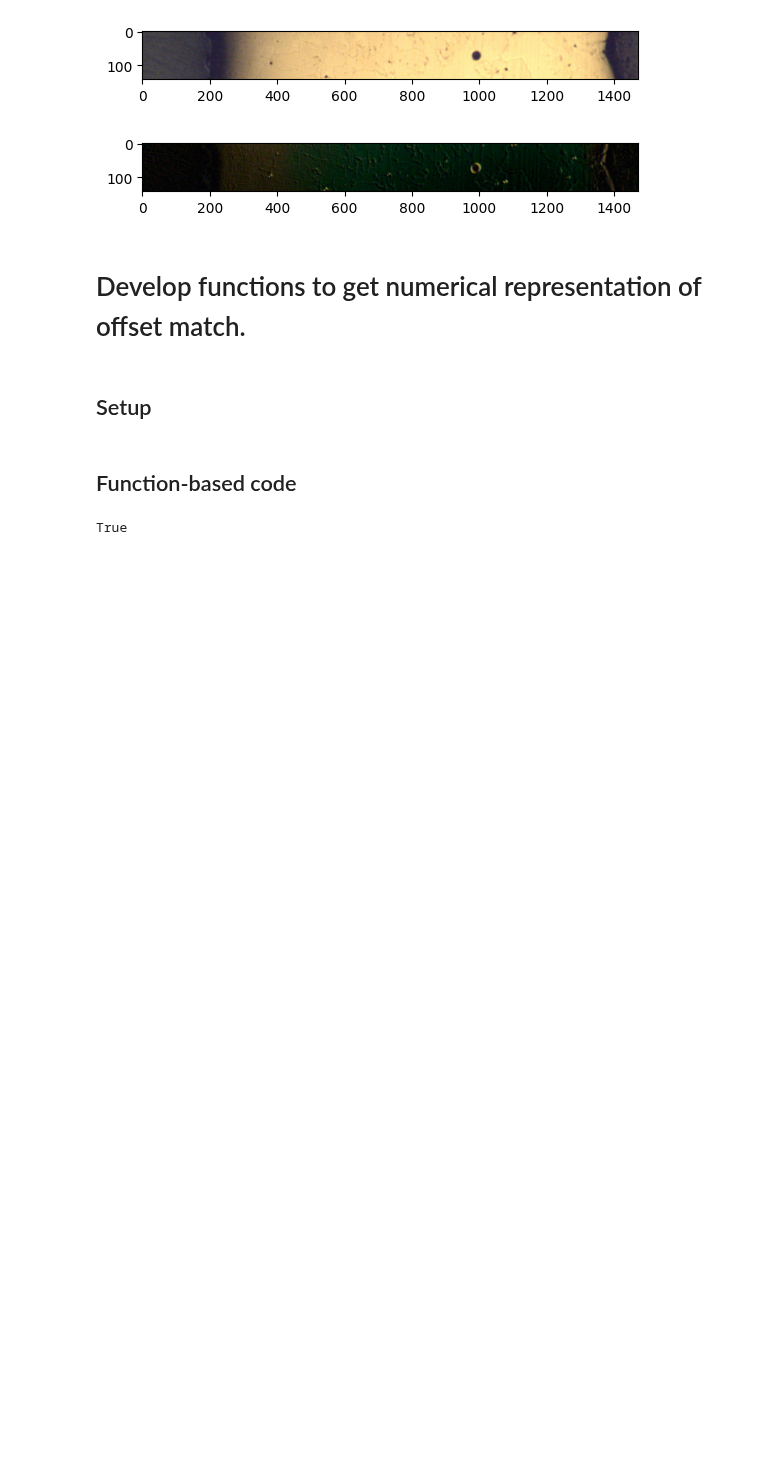
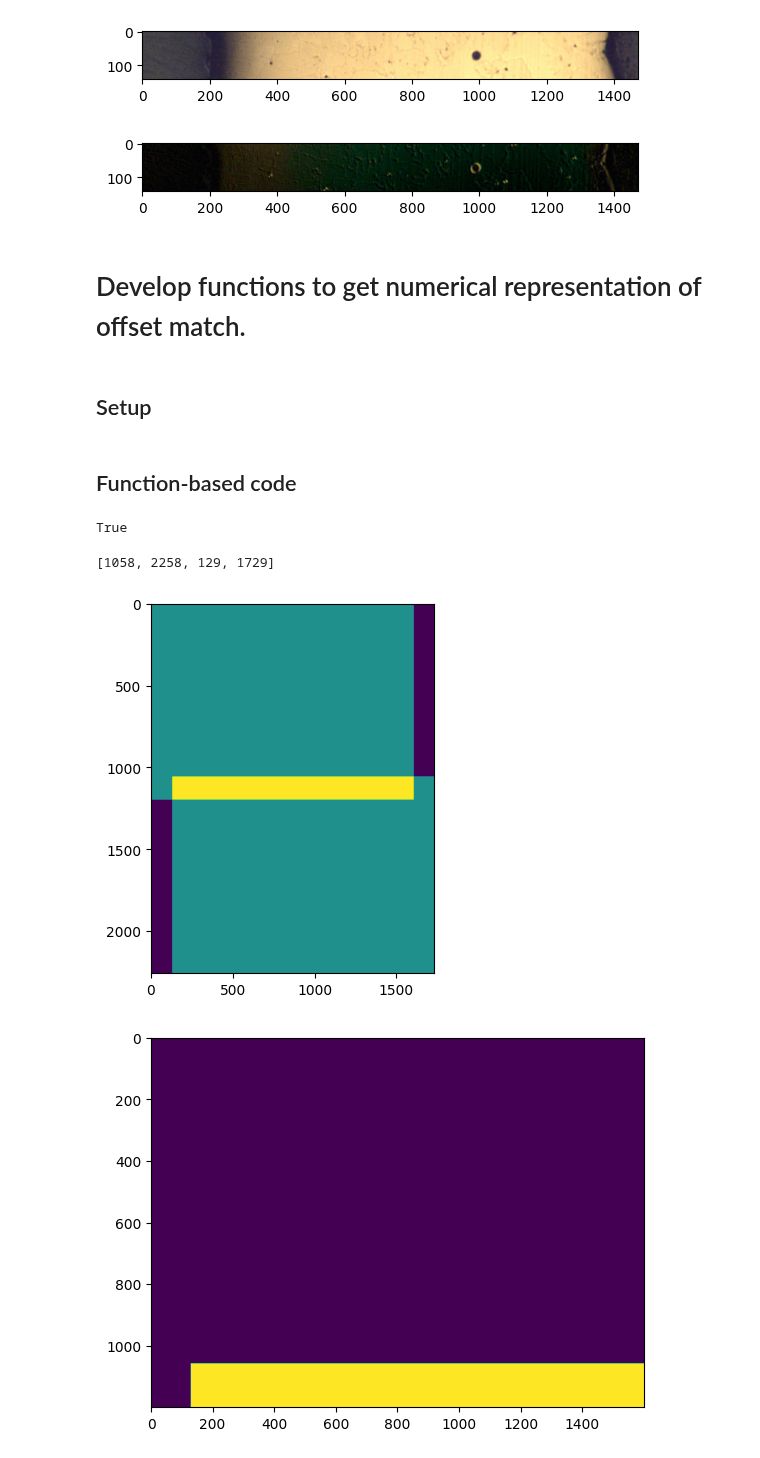
Before and after one commit to jess-garnett/MISalign, a Jupyter notebook: MISalign/alignment/prototype_diff_grad.ipynb, the cells around one changed output. Cells and saved outputs as stored; diff of their text form; code cells hidden in the pictures; blank space fills up the shorter version.

```diff
--- a/MISalign/alignment/prototype_diff_grad.ipynb
+++ b/MISalign/alignment/prototype_diff_grad.ipynb
@@ -178,29 +179,24 @@ image_sizes=cr.find_image_sizes(mp.get_image_paths())
 # %% [markdown]
 ## Function-based code
 # %%
-## check to confirm that there is in fact overlap
-def check_overlap(origin_relative_offsets,image_sizes,image_name_a,image_name_b)->bool:
-    oro_select={name:origin_relative_offsets[name] for name in [image_name_a,image_name_b]}
-    is_select={name:image_sizes[name] for name in [image_name_a,image_name_b]}
+def get_overlap(origin_relative_offsets,image_sizes,images)->np.ndarray:
+    oro_select={name:origin_relative_offsets[name] for name in images}
+    is_select={name:image_sizes[name] for name in images}
     origin_relative_extents=cr.find_relative_extents(
-        image_names=[image_name_a,image_name_b],
+        image_names=images,
         origin_relative_offsets=oro_select,
         image_sizes=is_select)
     canvas_extents, canvas_offsets=cr.resolve_extents(origin_relative_extents)
     canvas_relative_offsets=cr.place_in_canvas(
-        [image_name_a,image_name_b],
+        images,
         oro_select,
         canvas_extents,
         canvas_offsets)
     overlap_array=cr.build_normalization(
-        [image_name_a,image_name_b],
+        images,
         is_select,
         canvas_relative_offsets,
         canvas_extents,
         cr.weight_flat
     )
-    return np.any(overlap_array==2)
-check_overlap(origin_relative_offsets,image_sizes,'a_myimages03.jpg','a_myimages04.jpg')
-#This also works for rotated images assuming weight_flat is updated to handle rotation.
+    return overlap_array,canvas_relative_offsets
-# %% [output]
-True
@@ -212,0 +203,36 @@ True
+# %%
+## check to confirm that there is in fact overlap
+def check_overlap(origin_relative_offsets,image_sizes,image_name_a,image_name_b)->bool:
+    return np.any(get_overlap(origin_relative_offsets,image_sizes,[image_name_a,image_name_b])[0]==2)
+check_overlap(origin_relative_offsets,image_sizes,'a_myimages03.jpg','a_myimages04.jpg')
+#This also works for rotated images assuming weight_flat is updated to handle rotation.
+# %% [output]
+True
+# %%
+## Calculate ORO-coordinate overlap
+overlap_array,canvas_relative_offsets=get_overlap(origin_relative_offsets,image_sizes,['a_myimages03.jpg','a_myimages04.jpg'])
+plt.imshow(overlap_array)
+plt.figure()
+# plt.imshow(overlap_array==2)
+## Calculate A- and B-coordinate overlaps
+A_isolate=[canvas_relative_offsets['a_myimages03.jpg'][1],
+           canvas_relative_offsets['a_myimages03.jpg'][1]+image_sizes['a_myimages03.jpg'][1],
+           canvas_relative_offsets['a_myimages03.jpg'][0],
+           canvas_relative_offsets['a_myimages03.jpg'][0]+image_sizes['a_myimages03.jpg'][0]
+           ]
+A_iso_arr=(overlap_array)[A_isolate[0]:A_isolate[1],A_isolate[2]:A_isolate[3]]
+plt.imshow(A_iso_arr)
+
+plt.figure()
+B_isolate=[canvas_relative_offsets['a_myimages04.jpg'][1],
+           canvas_relative_offsets['a_myimages04.jpg'][1]+image_sizes['a_myimages04.jpg'][1],
+           canvas_relative_offsets['a_myimages04.jpg'][0],
+           canvas_relative_offsets['a_myimages04.jpg'][0]+image_sizes['a_myimages04.jpg'][0]
+           ]
+B_iso_arr=(overlap_array)[B_isolate[0]:B_isolate[1],B_isolate[2]:B_isolate[3]]
+plt.imshow(B_iso_arr)
+B_isolate
+# %% [output]
+[1058, 2258, 129, 1729]
+[figure, added]
+[figure, added]
```
Also changed, not shown: parts of 6 cells of this notebook.
